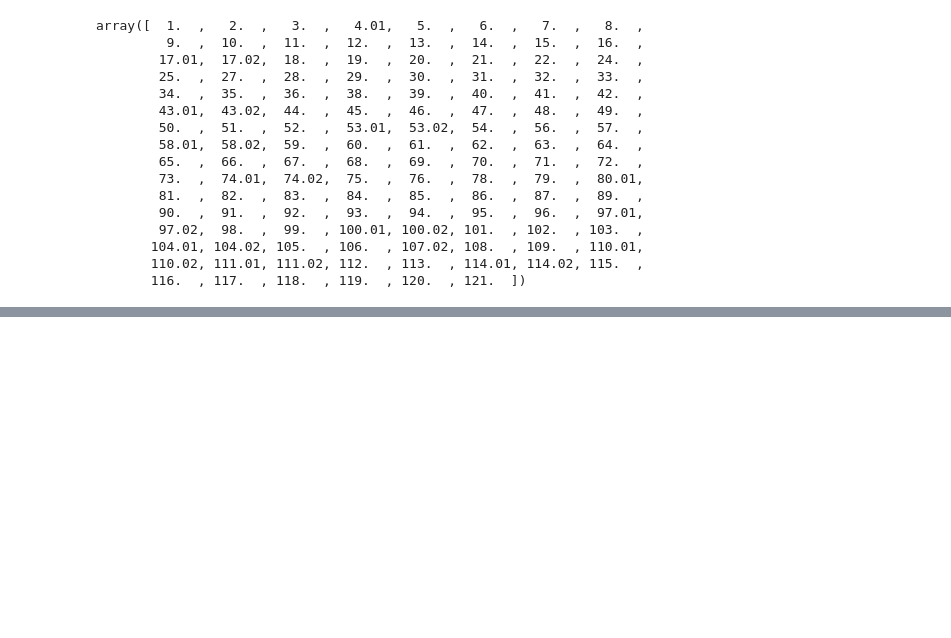
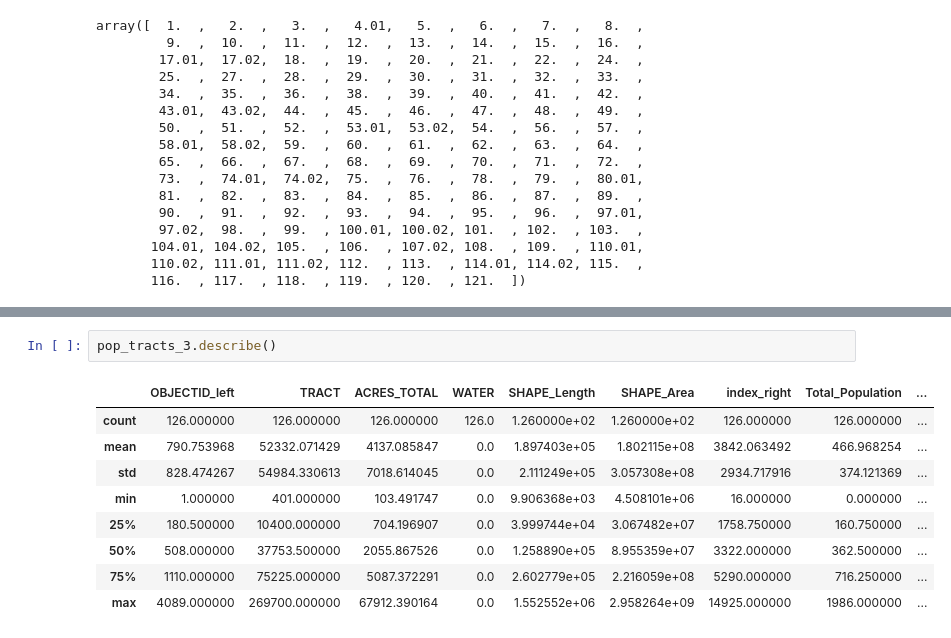
Before and after one commit to Greening-Seattle/Prediction, a Jupyter notebook: Prediction_GeoSegmentation.ipynb, the cells around one changed output, grey strips where cells are left out. Saved outputs shown, nothing was run; the diff lists cells and outputs as text; blank space fills up the shorter version.

```diff
--- a/Prediction_GeoSegmentation.ipynb
+++ b/Prediction_GeoSegmentation.ipynb
@@ -245,0 +268,12 @@ pop_tracts.tail()
+# %%
+pop_tracts_3.describe()
+# %% [output]
+|  | OBJECTID_left | TRACT | ACRES_TOTAL | WATER | SHAPE_Length | SHAPE_Area | index_right | Total_Population | ... |
+| count | 126.000000 | 126.000000 | 126.000000 | 126.0 | 1.260000e+02 | 1.260000e+02 | 126.000000 | 126.000000 | ... |
+| mean | 790.753968 | 52332.071429 | 4137.085847 | 0.0 | 1.897403e+05 | 1.802115e+08 | 3842.063492 | 466.968254 | ... |
+| std | 828.474267 | 54984.330613 | 7018.614045 | 0.0 | 2.111249e+05 | 3.057308e+08 | 2934.717916 | 374.121369 | ... |
+| min | 1.000000 | 401.000000 | 103.491747 | 0.0 | 9.906368e+03 | 4.508101e+06 | 16.000000 | 0.000000 | ... |
+| 25% | 180.500000 | 10400.000000 | 704.196907 | 0.0 | 3.999744e+04 | 3.067482e+07 | 1758.750000 | 160.750000 | ... |
+| 50% | 508.000000 | 37753.500000 | 2055.867526 | 0.0 | 1.258890e+05 | 8.955359e+07 | 3322.000000 | 362.500000 | ... |
+| 75% | 1110.000000 | 75225.000000 | 5087.372291 | 0.0 | 2.602779e+05 | 2.216059e+08 | 5290.000000 | 716.250000 | ... |
+| max | 4089.000000 | 269700.000000 | 67912.390164 | 0.0 | 1.552552e+06 | 2.958264e+09 | 14925.000000 | 1986.000000 | ... |
```
Also changed, not shown: parts of 9 cells of this notebook.
